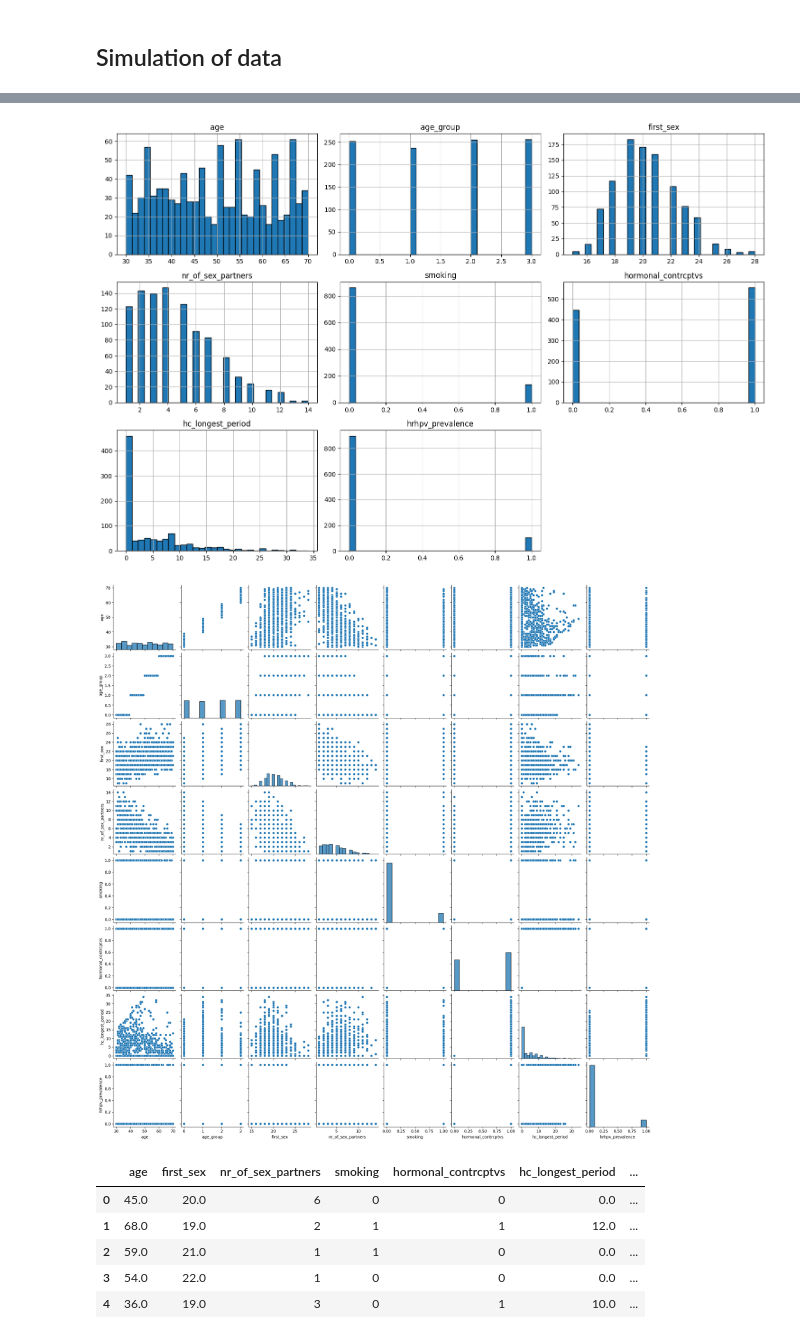
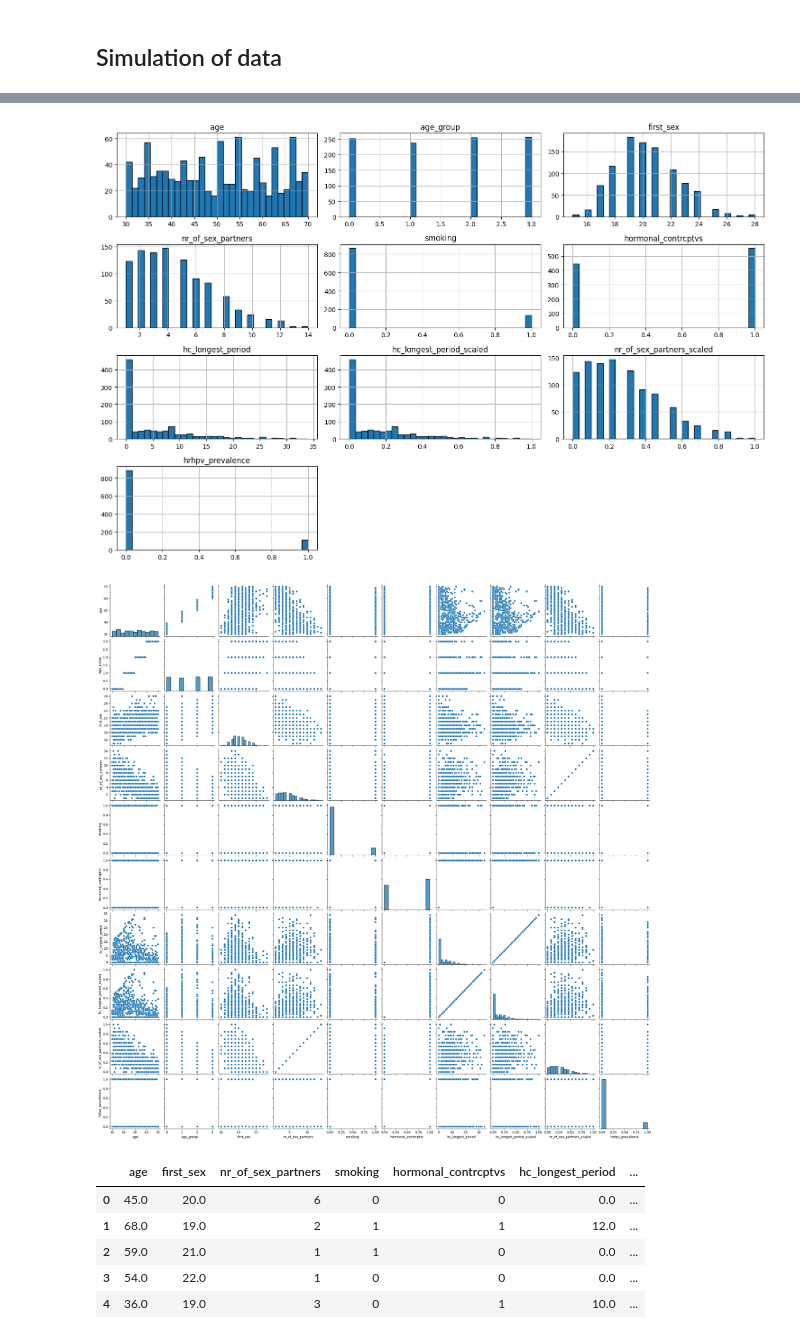
Before and after one commit to klumiste/bayes25_final_project_hpv, a Jupyter notebook: data_generation.ipynb, the cells around one changed output, grey strips where cells are left out. Drawn from its saved outputs; the diff is of its cells as text; code cells hidden in the pictures.

```diff
--- a/data_generation.ipynb
+++ b/data_generation.ipynb
@@ -109,8 +109,19 @@ df['hc_longest_period'] = np.where(df.hc_longest_period > (df.age - 16), (df.age
 df['hc_longest_period'] = np.where(df.hc_longest_period > 35, (33 - df.temp_normal).round(0), df.hc_longest_period)
 df = df.drop(columns=['temp_normal'])
 
+df['hc_longest_period_scaled'] = (
+    (df['hc_longest_period'] - df['hc_longest_period'].min()) /
+    (df['hc_longest_period'].max() - df['hc_longest_period'].min())
+)
+
+df['nr_of_sex_partners_scaled'] = (
+    (df['nr_of_sex_partners'] - df['nr_of_sex_partners'].min()) /
+    (df['nr_of_sex_partners'].max() - df['nr_of_sex_partners'].min())
+)
+
+
 # Generate binary variable for hrHPV prevalence
-logit_p2=(1./(1.+np.exp(-4.5 + .3*df.hormonal_contrcptvs + .2*df.hc_longest_period + .3*(df.age_group==1) + .2*(df.age_group==2) + .4*(df.age_group==3) + .2 * df.smoking + .03 * df.nr_of_sex_partners)))
+logit_p2=(1./(1.+np.exp(-2 - 1*df.hormonal_contrcptvs + 3*df.hc_longest_period_scaled - .5*(df.age_group==1) - .4*(df.age_group==2) - .5*(df.age_group==3) + .2 * df.smoking + .3 * df.nr_of_sex_partners_scaled)))
 df['hrhpv_prevalence'] = (np.random.uniform(size=n_samples) > logit_p2)*1
 
 # Some check up within age groups
@@ -152,6 +163,6 @@ mean               0.103
 count           1000.000
 median             0.000
-[figure, old version]
+[figure, new version]
-[figure, old version]
+[figure, new version]
 # %%
 # Remove age group
```
Also changed, not shown: parts of 3 cells of this notebook, 2 other files.
